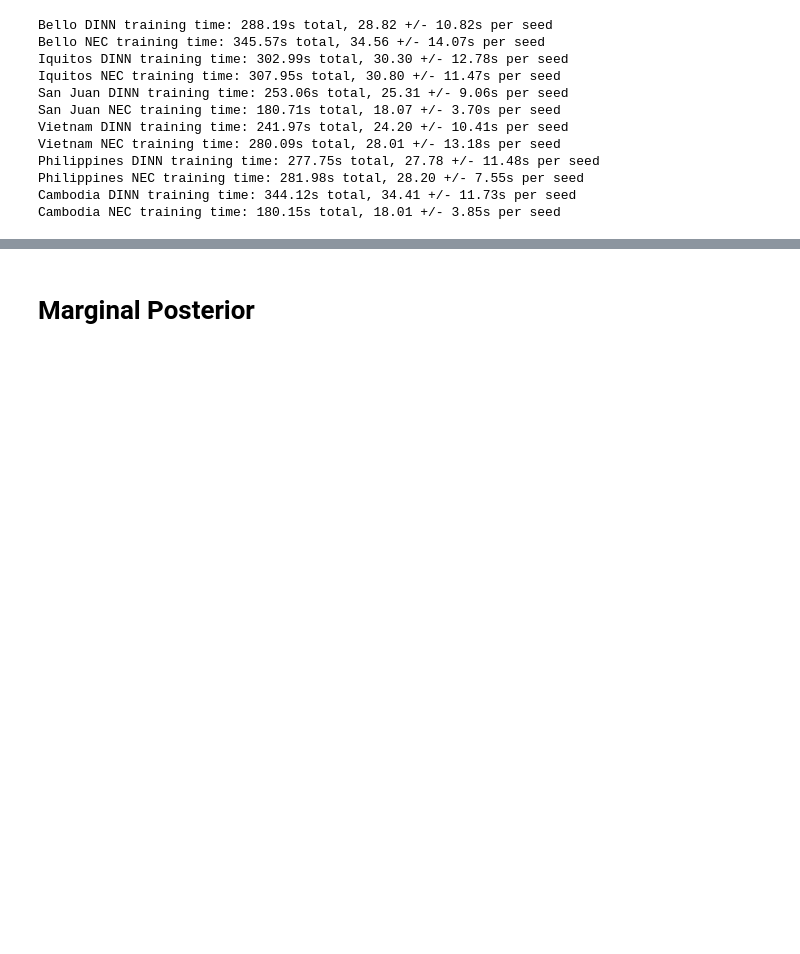
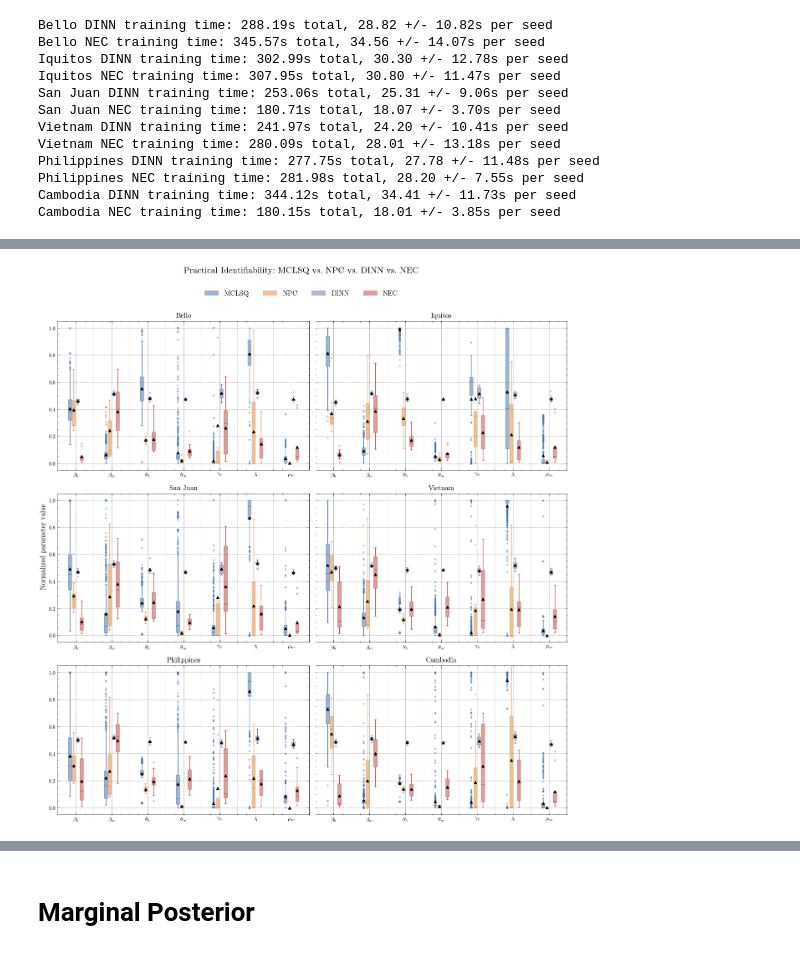
Before and after one commit to sigango/nec_dinns, a Jupyter notebook: FigureGeneration/visualisation.ipynb, the cells around one changed output, grey strips where cells are left out. Drawn from its saved outputs; the diff is of its cells as text; code cells hidden in the pictures; blank space fills up the shorter version.

```diff
--- a/FigureGeneration/visualisation.ipynb
+++ b/FigureGeneration/visualisation.ipynb
@@ -334,7 +338,7 @@ def dinns_nec_hi(region, model):
     """Mean/std weekly infectious cases (Hi) for `model` ('dinn' or 'nec') on the
     calibration split, averaged across all per-seed runs for `region`. Hi is the
     first difference of the predicted cumulative cases (Itot), matching how the
-    ground-truth/NPC/MCMC Hi series above are derived from Hitotal."""
+    ground-truth/NPC/MCLSQ Hi series above are derived from Hitotal."""
     region_key = REGION_KEY[region]
     seed_files = sorted(glob.glob(f"{DINNS_NEC_PRED_DIR}/{region_key}/seed*/{model}.csv"))
     hi_runs = []
@@ -350,12 +354,12 @@ def dinns_nec_hi(region, model):
 for ax, region in zip(axes.ravel(), regions):
     ax.plot(eval(f"{region}_hi_true"), label="Ground Truth", marker='o', color='#333333', markersize=4)
 
-    # MCMC
-    ax.plot(eval(f"{region}_hi_mcmc"), label="MCMC", marker='^', color='#4E79A7', markersize=4)
+    # MCLSQ
+    ax.plot(eval(f"{region}_hi_MCLSQ"), label="MCLSQ", marker='^', color='#4E79A7', markersize=4)
     ax.fill_between(
-        np.arange(len(eval(f"{region}_hi_mcmc"))),
-        eval(f"{region}_hi_mcmc") - eval(f"{region}_hi_mcmc_std"),
-        eval(f"{region}_hi_mcmc") + eval(f"{region}_hi_mcmc_std"),
+        np.arange(len(eval(f"{region}_hi_MCLSQ"))),
+        eval(f"{region}_hi_MCLSQ") - eval(f"{region}_hi_MCLSQ_std"),
+        eval(f"{region}_hi_MCLSQ") + eval(f"{region}_hi_MCLSQ_std"),
         color='#4E79A7', alpha=0.18, zorder=2
     )
 
@@ -1938,0 +2016,8 @@ Cambodia NEC training time: 180.15s total, 18.01 +/- 3.85s per seed
+# %%
+# Render Table 3 rows ready to paste into the LaTeX tabular above.
+for region in REGIONS_ORDERED:
+    row = wilcoxon_proj_table.loc[REGION_TITLES[region]]
+    print(
+        f"{REGION_TITLES[region]:<12} & {fmt_p(row['DINN vs. NEC'])} & "
+        f"{fmt_p(row['DINN vs. NPC'])} & {fmt_p(row['NEC vs. NPC'])} \\\\ \\hline"
+    )
@@ -1938,0 +2165,60 @@ Cambodia NEC training time: 180.15s total, 18.01 +/- 3.85s per seed
+# %%
+# ---------------------------------------------------------------------------
+# Grouped boxplot: one panel per region (3x2 grid), 7 parameters on the
+# x-axis, 4 side-by-side boxes per parameter (one per calibration method).
+# Parameter groups are spaced well apart (SPACING) with narrow boxes
+# (group_width) so each cluster of 4 reads as a distinct unit instead of a
+# continuous wall of color; light vertical gridlines mark the gaps, and
+# outlier markers are kept small so they don't read as extra boxes.
+# ---------------------------------------------------------------------------
+n_methods = len(COMPARISON_METHODS)
+SPACING = 1.6       # distance between adjacent parameter groups (1.0 = touching)
+group_width = 0.7   # total width used by the 4 boxes within a group
+box_width = group_width / n_methods
+param_positions = np.arange(len(PRACTICAL_PARAM_NAMES)) * SPACING
+
+fig, axs = plt.subplots(3, 2, figsize=(13, 13.5), sharey=True)
+comparison_results = {}  # (region, method) -> normalized array, reused in the next cell
+
+for ax, region in zip(axs.ravel(), PRACTICAL_REGIONS):
+    for m_idx, method in enumerate(COMPARISON_METHODS):
+        normalized = method_normalized_params(region, method)
+        comparison_results[(region, method)] = normalized
+
+        offset = (m_idx - (n_methods - 1) / 2) * box_width
+        ax.boxplot(
+            normalized,
+            positions=param_positions + offset,
+            widths=box_width * 0.85,
+            showmeans=True,
+            patch_artist=True,
+            boxprops=dict(facecolor=METHOD_COLORS[method], color=METHOD_COLORS[method], alpha=0.55),
+            medianprops=dict(color=METHOD_COLORS[method]),
+            whiskerprops=dict(color=METHOD_COLORS[method]),
+            capprops=dict(color=METHOD_COLORS[method]),
+            flierprops=dict(markeredgecolor=METHOD_COLORS[method], markersize=2, alpha=0.6),
+            meanprops=dict(marker="^", markerfacecolor="black", markeredgecolor="black", markersize=4),
+        )
+
+    for x in (param_positions[:-1] + param_positions[1:]) / 2:
+        ax.axvline(x, color="grey", lw=0.4, alpha=0.4, zorder=0)
+
+    ax.set_xticks(param_positions)
+    ax.set_xticklabels([math_param_names_practical[p] for p in PRACTICAL_PARAM_NAMES], fontsize=10)
+    ax.set_xlim(param_positions[0] - SPACING / 2, param_positions[-1] + SPACING / 2)
+    ax.set_ylim(-0.05, 1.05)
+    ax.set_title(PRACTICAL_REGION_TITLES[region], fontsize=12)
+    ax.tick_params(axis="y", labelsize=9)
+
+fig.supylabel("Normalized parameter value", fontsize=12)
+fig.suptitle("Practical Identifiability: MCLSQ vs. NPC vs. DINN vs. NEC", fontsize=15, y=0.995)
+
+handles = [plt.Rectangle((0, 0), 1, 1, fc=METHOD_COLORS[m], alpha=0.55) for m in COMPARISON_METHODS]
+fig.legend(handles, COMPARISON_METHODS, loc="upper center", bbox_to_anchor=(0.5, 0.965),
+           ncol=len(COMPARISON_METHODS), frameon=False, fontsize=12)
+
+fig.tight_layout(rect=(0, 0, 1, 0.95))
+plt.savefig("practical_identifiability.png", format="png", dpi=200, bbox_inches="tight")
+plt.show()
+# %% [output]
+[figure, added]
```
Also changed, not shown: parts of 42 cells of this notebook, 26 other files.
